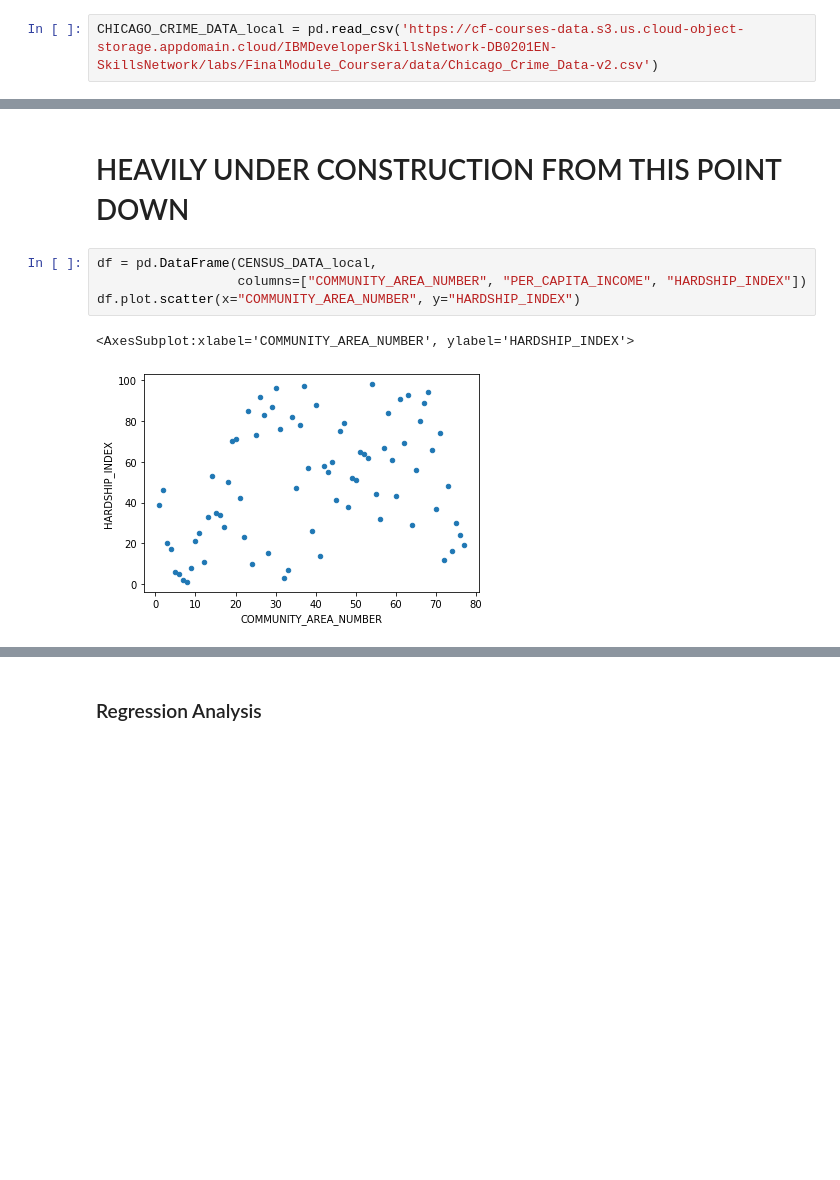
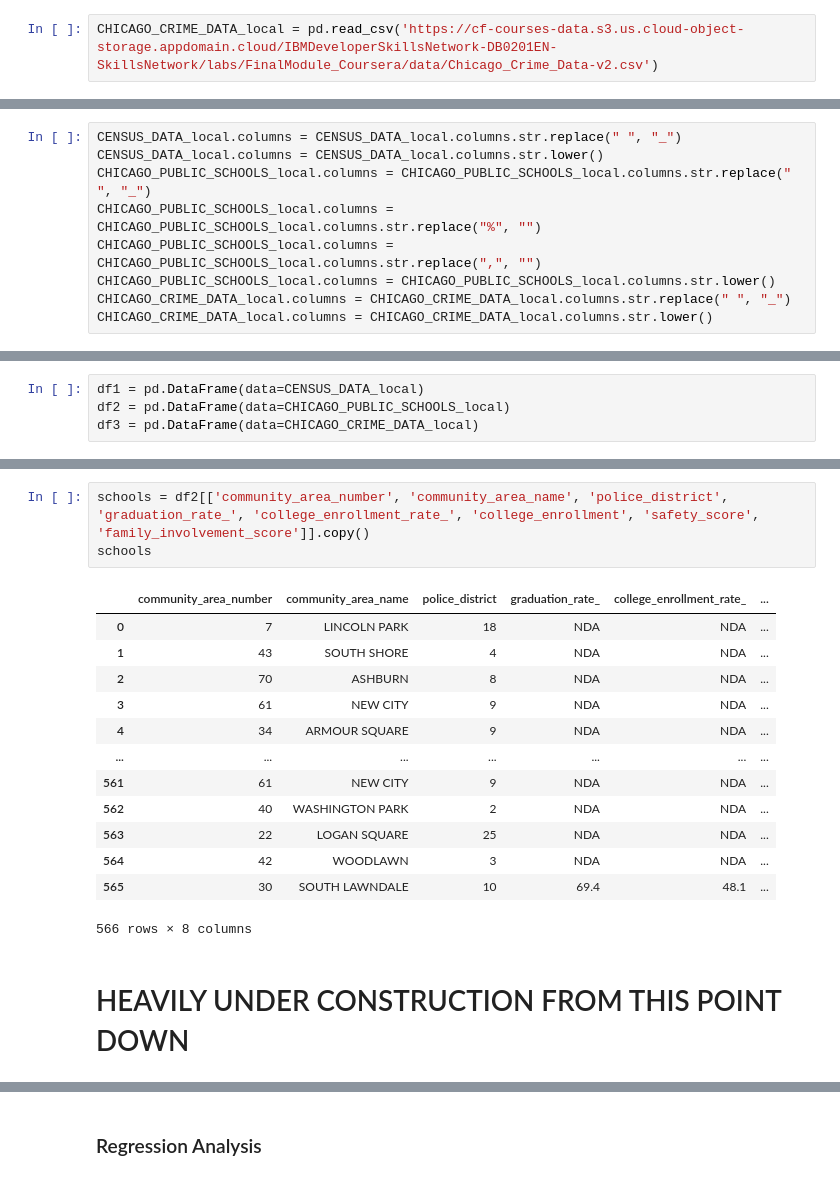
Before and after one commit to georgejordan3/Db2_SQL_Python, a Jupyter notebook: sql_ibm_notebook.ipynb, the cells around one changed output, grey strips where cells are left out. Cells and saved outputs as stored; diff of their text form; blank space fills up the shorter version.

```diff
--- a/sql_ibm_notebook.ipynb
+++ b/sql_ibm_notebook.ipynb
@@ -99,0 +104,9 @@ CHICAGO_CRIME_DATA_local = pd.read_csv('https://cf-courses-data.s3.us.cloud-obje
+# %%
+CENSUS_DATA_local.columns = CENSUS_DATA_local.columns.str.replace(" ", "_")
+CENSUS_DATA_local.columns = CENSUS_DATA_local.columns.str.lower()
+CHICAGO_PUBLIC_SCHOOLS_local.columns = CHICAGO_PUBLIC_SCHOOLS_local.columns.str.replace(" ", "_")
+CHICAGO_PUBLIC_SCHOOLS_local.columns = CHICAGO_PUBLIC_SCHOOLS_local.columns.str.replace("%", "")
+CHICAGO_PUBLIC_SCHOOLS_local.columns = CHICAGO_PUBLIC_SCHOOLS_local.columns.str.replace(",", "")
+CHICAGO_PUBLIC_SCHOOLS_local.columns = CHICAGO_PUBLIC_SCHOOLS_local.columns.str.lower()
+CHICAGO_CRIME_DATA_local.columns = CHICAGO_CRIME_DATA_local.columns.str.replace(" ", "_")
+CHICAGO_CRIME_DATA_local.columns = CHICAGO_CRIME_DATA_local.columns.str.lower()
@@ -99,0 +115,4 @@ CHICAGO_CRIME_DATA_local = pd.read_csv('https://cf-courses-data.s3.us.cloud-obje
+# %%
+df1 = pd.DataFrame(data=CENSUS_DATA_local)
+df2 = pd.DataFrame(data=CHICAGO_PUBLIC_SCHOOLS_local)
+df3 = pd.DataFrame(data=CHICAGO_CRIME_DATA_local)
@@ -100,9 +158,19 @@ CHICAGO_CRIME_DATA_local = pd.read_csv('https://cf-courses-data.s3.us.cloud-obje
+# %%
+schools = df2[['community_area_number', 'community_area_name', 'police_district', 'graduation_rate_', 'college_enrollment_rate_', 'college_enrollment', 'safety_score', 'family_involvement_score']].copy()
+schools
+# %% [output]
+|  | community_area_number | community_area_name | police_district | graduation_rate_ | college_enrollment_rate_ | ... |
+| 0 | 7 | LINCOLN PARK | 18 | NDA | NDA | ... |
+| 1 | 43 | SOUTH SHORE | 4 | NDA | NDA | ... |
+| 2 | 70 | ASHBURN | 8 | NDA | NDA | ... |
+| 3 | 61 | NEW CITY | 9 | NDA | NDA | ... |
+| 4 | 34 | ARMOUR SQUARE | 9 | NDA | NDA | ... |
+| ... | ... | ... | ... | ... | ... | ... |
+| 561 | 61 | NEW CITY | 9 | NDA | NDA | ... |
+| 562 | 40 | WASHINGTON PARK | 2 | NDA | NDA | ... |
+| 563 | 22 | LOGAN SQUARE | 25 | NDA | NDA | ... |
+| 564 | 42 | WOODLAWN | 3 | NDA | NDA | ... |
+| 565 | 30 | SOUTH LAWNDALE | 10 | 69.4 | 48.1 | ... |
+566 rows × 8 columns
 # %% [markdown]
 # HEAVILY UNDER CONSTRUCTION FROM THIS POINT DOWN
-# %%
-df = pd.DataFrame(CENSUS_DATA_local,
-                  columns=["COMMUNITY_AREA_NUMBER", "PER_CAPITA_INCOME", "HARDSHIP_INDEX"])
-df.plot.scatter(x="COMMUNITY_AREA_NUMBER", y="HARDSHIP_INDEX")
-# %% [output]
-<AxesSubplot:xlabel='COMMUNITY_AREA_NUMBER', ylabel='HARDSHIP_INDEX'>
-[figure, removed]
```
Also changed, not shown: parts of 15 cells of this notebook.
